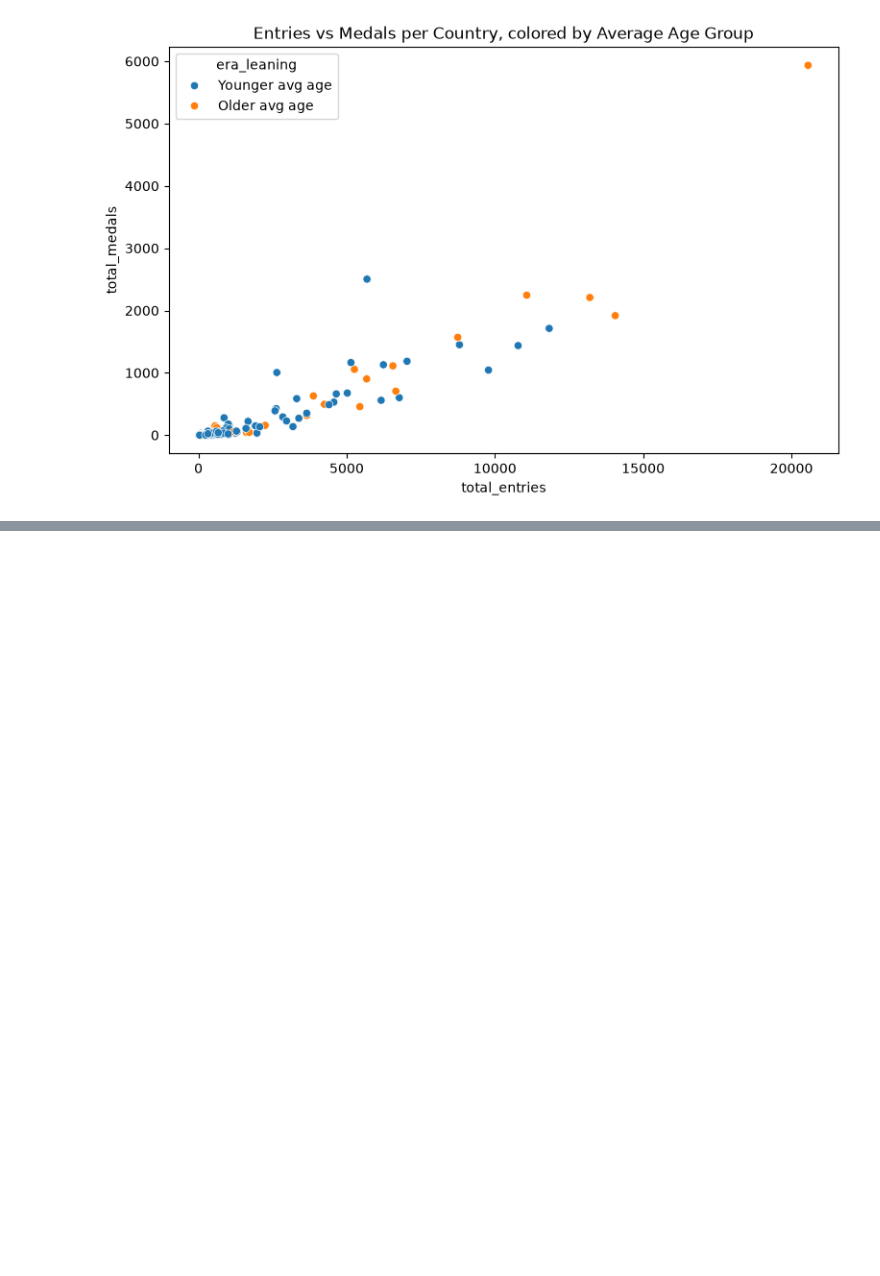
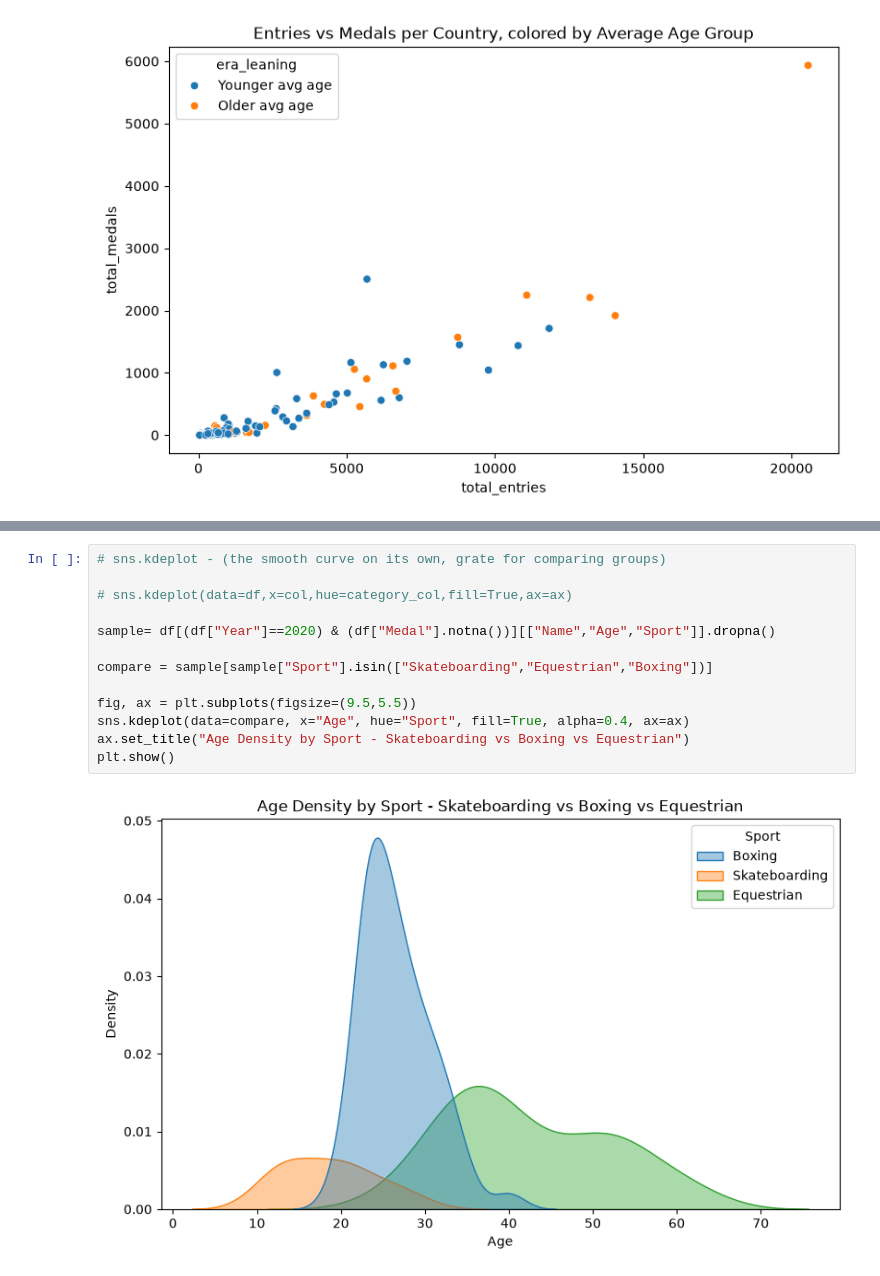
Before and after one commit to Ramya-101999/Python-Class, a Jupyter notebook: Visualization 2.ipynb, the cells around one changed output, grey strips where cells are left out. Drawn from its saved outputs; the diff is of its cells as text; blank space fills up the shorter version.

```diff
--- a/Visualization 2.ipynb
+++ b/Visualization 2.ipynb
@@ -50,0 +73,15 @@ plt.show()
+# %%
+# sns.kdeplot - (the smooth curve on its own, grate for comparing groups)
+
+# sns.kdeplot(data=df,x=col,hue=category_col,fill=True,ax=ax)
+
+sample= df[(df["Year"]==2020) & (df["Medal"].notna())][["Name","Age","Sport"]].dropna()
+
+compare = sample[sample["Sport"].isin(["Skateboarding","Equestrian","Boxing"])]
+
+fig, ax = plt.subplots(figsize=(9.5,5.5))
+sns.kdeplot(data=compare, x="Age", hue="Sport", fill=True, alpha=0.4, ax=ax)
+ax.set_title("Age Density by Sport - Skateboarding vs Boxing vs Equestrian")
+plt.show()
+# %% [output]
+[figure, added]
```
Also changed, not shown: parts of 2 cells of this notebook.
